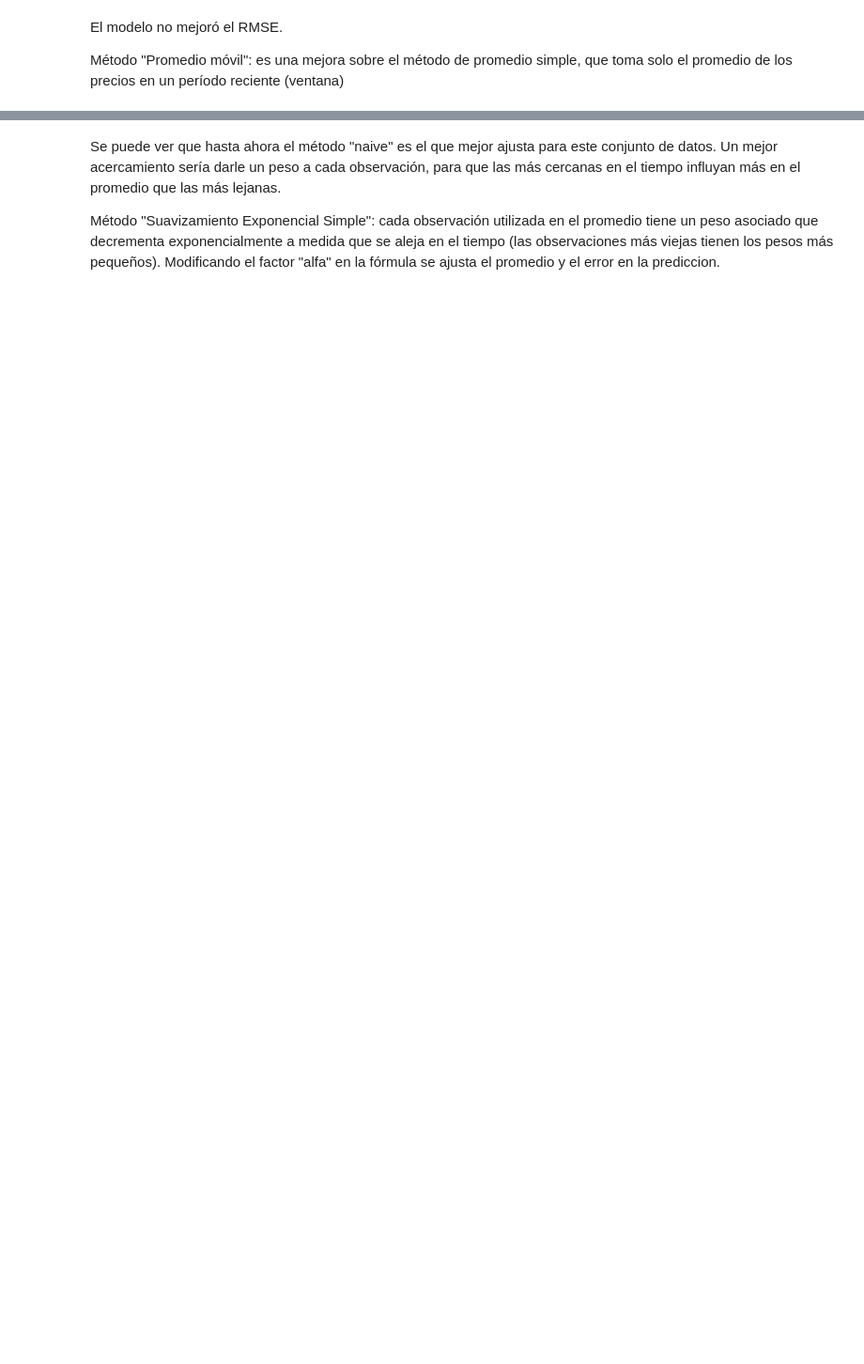
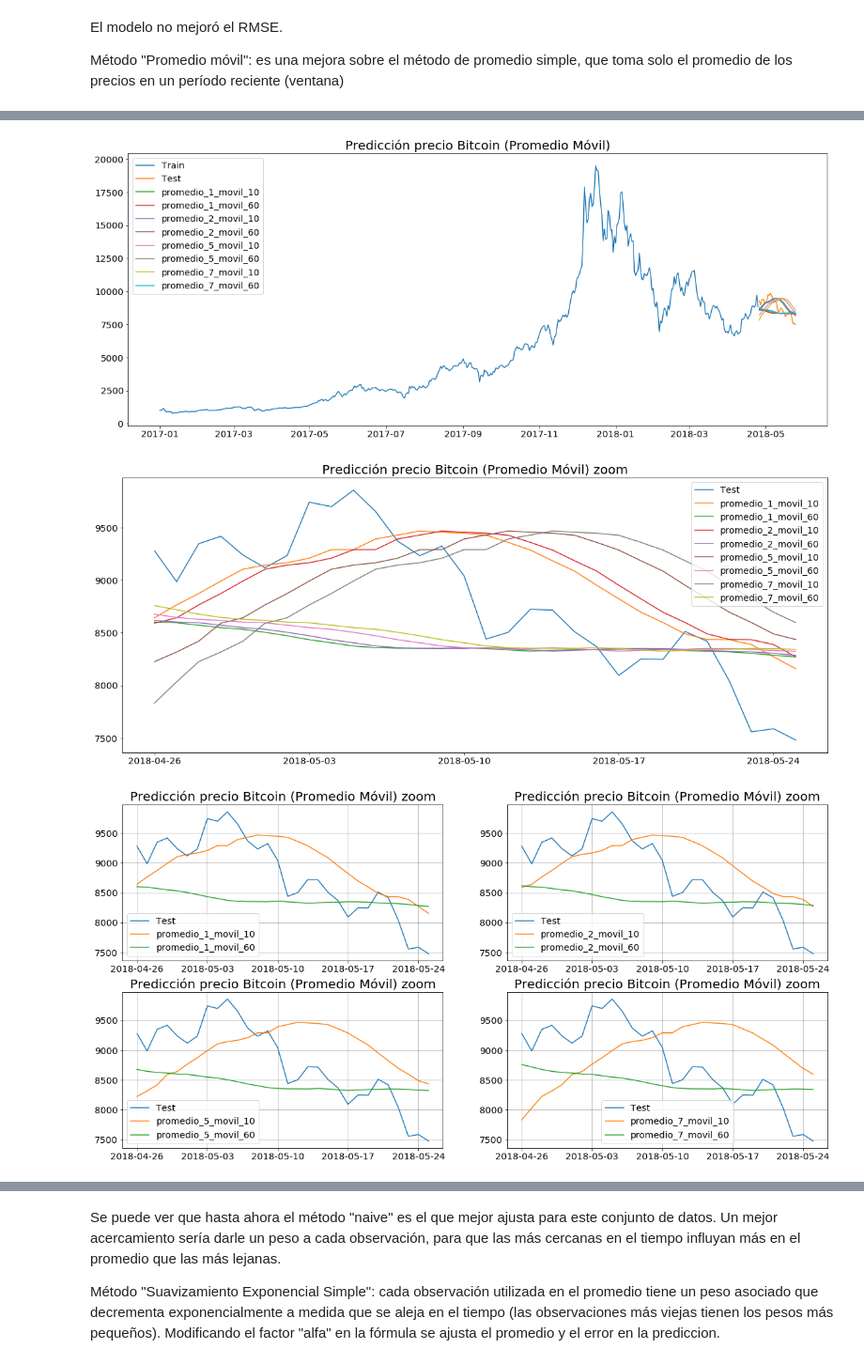
Before and after one commit to leandro-ercoli/proyectofinal, a Jupyter notebook: SimuladorBaselines.ipynb, the cells around one changed output, grey strips where cells are left out. Shown at 94% size. Drawn from its saved outputs; the diff is of its cells as text; code cells hidden in the pictures; blank space fills up the shorter version.

Commit message:
hasta método Holt por cada dia futuro

```diff
--- a/SimuladorBaselines.ipynb
+++ b/SimuladorBaselines.ipynb
@@ -148,0 +159,64 @@ RMSE (60 días):687.6099978713094
+# %%
+#Método
+y_promedio_movil = test.copy()
+for f in dia_futuro:
+    y_promedio_movil['promedio_' + str(f) + "_movil_10"] = np.nan
+    y_promedio_movil['promedio_' + str(f) + "_movil_60"] = np.nan
+    for i in range(0,test_size):
+        training = df[0:len(df)-test_size+i-f+1]
+        y_promedio_movil['promedio_' + str(f) + "_movil_10"][i] = training.rolling(10).mean().iloc[-1]
+        y_promedio_movil['promedio_' + str(f) + "_movil_60"][i] = training.rolling(60).mean().iloc[-1]
+
+#Graficar la serie completa
+plt.figure(figsize=(20,8))
+plt.plot(train.index, train['bitcoin'], label='Train')
+plt.plot(test.index, test['bitcoin'], label='Test')
+for i in range(1,len(y_promedio_movil.columns)):
+    plt.plot(y_promedio_movil.index, y_promedio_movil[y_promedio_movil.columns[i]], label=y_promedio_movil.columns[i])
+plt.legend(loc='best')
+plt.title("Predicción precio Bitcoin (Promedio Móvil)",fontsize=20)
+plt.show()
+
+#Graficar solo la porción de test
+plt.figure(figsize=(20,8))
+plt.plot(test.index, test['bitcoin'], label='Test')
+for i in range(1,len(y_promedio_movil.columns)):
+    plt.plot(y_promedio_movil.index, y_promedio_movil[y_promedio_movil.columns[i]], label=y_promedio_movil.columns[i])
+plt.legend(loc='best')
+plt.title("Predicción precio Bitcoin (Promedio Móvil) zoom",fontsize=20)
+plt.show()
+
+#Gráficar por día futuro
+plt.figure(figsize=(20,5*len(dia_futuro)/2))
+col = 1
+for i in range(1,len(y_promedio_movil.columns),2):
+    plt.subplot(2, 2, col)
+    plt.plot(test.index, test['bitcoin'], label='Test')
+    plt.plot(y_promedio_movil.index, y_promedio_movil[y_promedio_movil.columns[i]], label=y_promedio_movil.columns[i])
+    plt.plot(y_promedio_movil.index, y_promedio_movil[y_promedio_movil.columns[i+1]], label=y_promedio_movil.columns[i+1])
+    plt.title("Predicción precio Bitcoin (Promedio Móvil) zoom",fontsize=20)
+    plt.legend()
+    plt.grid(color='grey', linestyle='-', linewidth=0.5)
+    col+=1
+plt.show()
+
+#Cálculo de error
+rmses_y = []
+rmses_x = []
+for i in range(1,len(y_promedio_movil.columns)):
+    rmse = sqrt(mean_squared_error(test.bitcoin, y_promedio_movil[y_promedio_movil.columns[i]]))
+    print("RMSE " + y_promedio_movil.columns[i] + ": " + str(rmse))
+    rmses_y.append(rmse)
+    rmses_x.append(y_promedio_movil.columns[i])
+
+#Graficar RMSE
+width = 1/1.5
+plt.figure(figsize=(20,5))
+plt.bar(rmses_x, rmses_y, width)
+plt.xticks(rotation=20)
+plt.title("RMSE",fontsize=20)
+plt.show()
+# %% [output]
+[figure, added]
+[figure, added]
+[figure, added]
```
Also changed, not shown: parts of 12 cells of this notebook.
